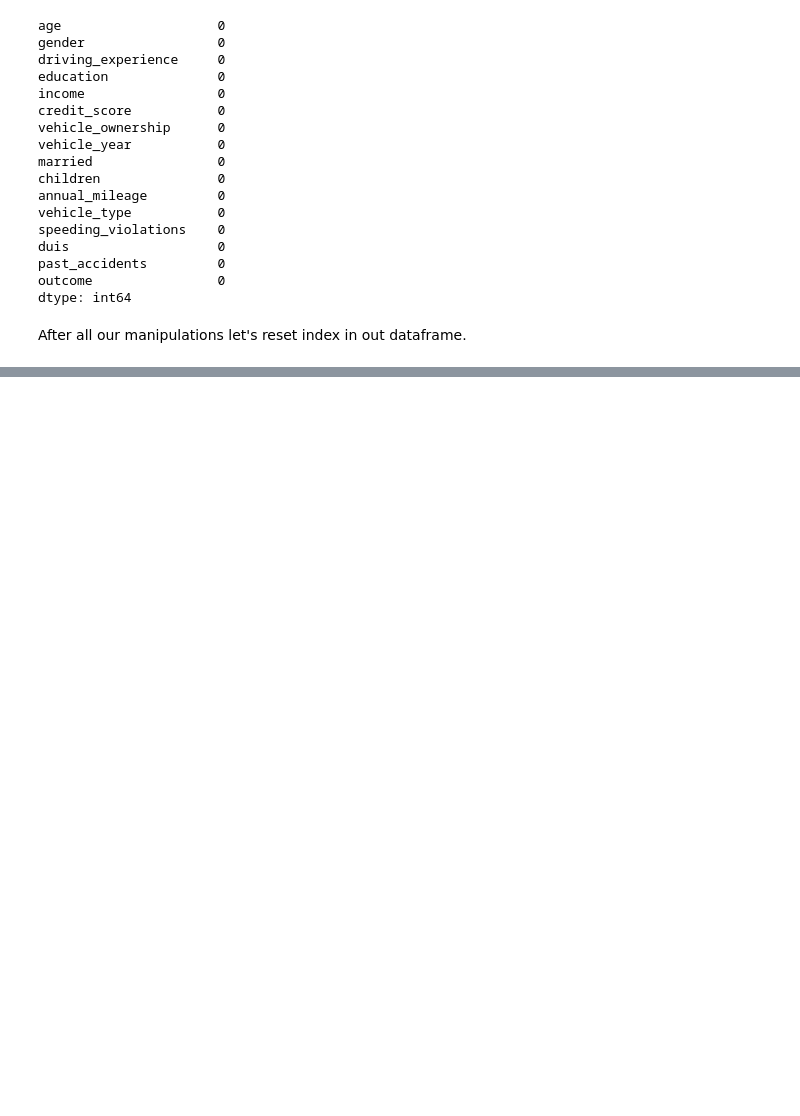
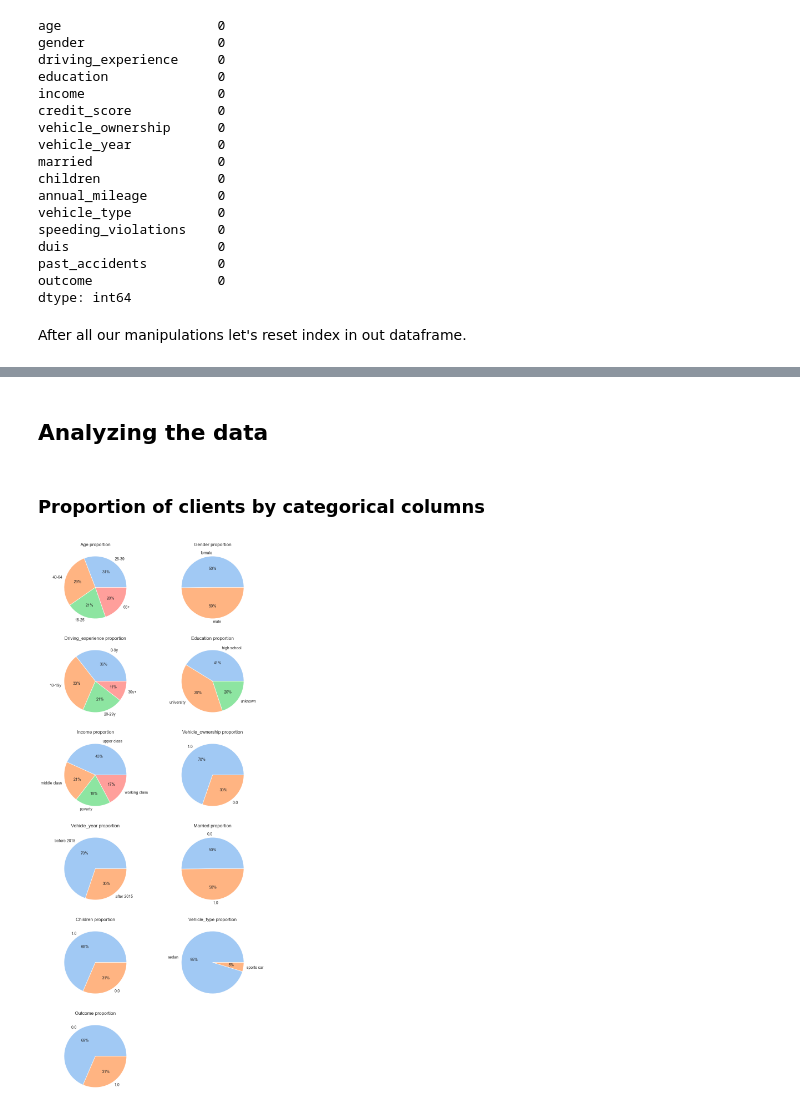
Before and after one commit to mariakyrychok/ds_homeworks, a Jupyter notebook: lec_4/main.ipynb, the cells around one changed output, grey strips where cells are left out. Drawn from its saved outputs; the diff is of its cells as text; code cells hidden in the pictures; blank space fills up the shorter version.

Commit message:
add data visualization

```diff
--- a/lec_4/main.ipynb
+++ b/lec_4/main.ipynb
@@ -278,4 +284,4 @@ dtype: int64
 # %% [markdown]
 After all our manipulations let's reset index in out dataframe.
 # %%
-claims.reset_index(inplace=True)
+claims.reset_index(drop=True, inplace=True)
@@ -300,4 +287,0 @@ claims.reset_index(inplace=True)
-# %%
-ax= claims.groupby(['driving_experience','outcome']).size().unstack().plot(kind='bar',figsize=(8,6),ylabel='Number of Drivers',title="OUTCOME by AGE")
-for p in ax.patches:
-    ax.annotate(f'{p.get_height()}',(p.get_x()+p.get_width()/2, p.get_height()),ha='center',va='bottom')
@@ -314,0 +300,4 @@ Name: annual_mileage, dtype: float64
+# %%
+to_categorical = ['vehicle_ownership', 'married', 'children', 'outcome']
+for col in to_categorical:
+    claims[col] = claims[col].astype('object')
@@ -314,0 +306,3 @@ Name: annual_mileage, dtype: float64
+# %%
+categorical_columns = claims.select_dtypes('object').columns
+categorical_columns
@@ -314,0 +322,14 @@ Name: annual_mileage, dtype: float64
+# %% [markdown]
+## Analyzing the data
+# %% [markdown]
+### Proportion of clients by categorical columns
+# %%
+plt.figure(figsize=(10, 30))
+plt.subplots_adjust(hspace=0.2, wspace=0.2)
+for n, col in enumerate(categorical_columns):
+    ax = plt.subplot(7, 2, n+1)
+    ax.set_title(f'{col.capitalize()} proportion')
+    counts = claims[col].value_counts()
+    plt.pie(counts.values, labels=counts.index, autopct='%0.0f%%')
+# %% [output]
+[figure, added]
```
Also changed, not shown: parts of 25 cells of this notebook.
